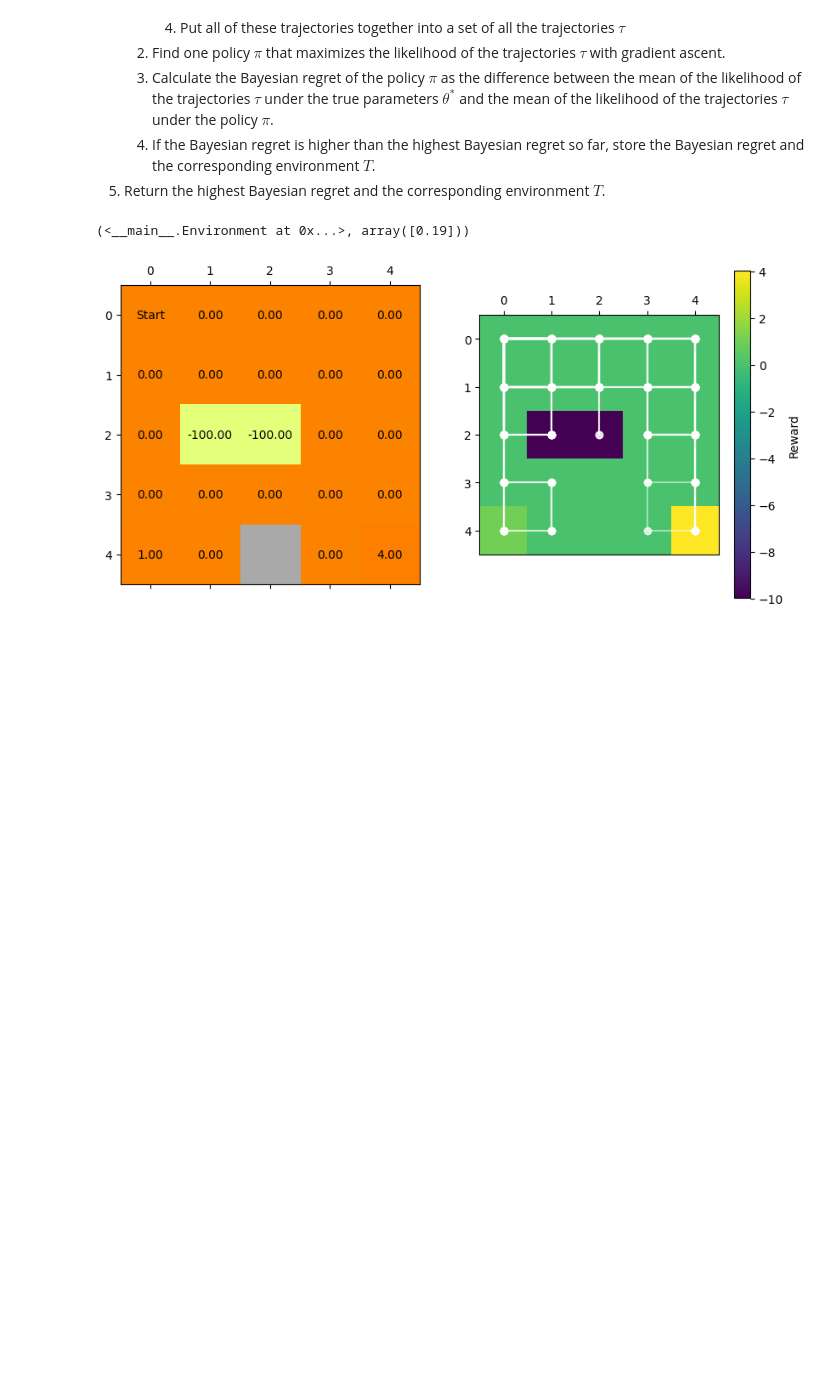
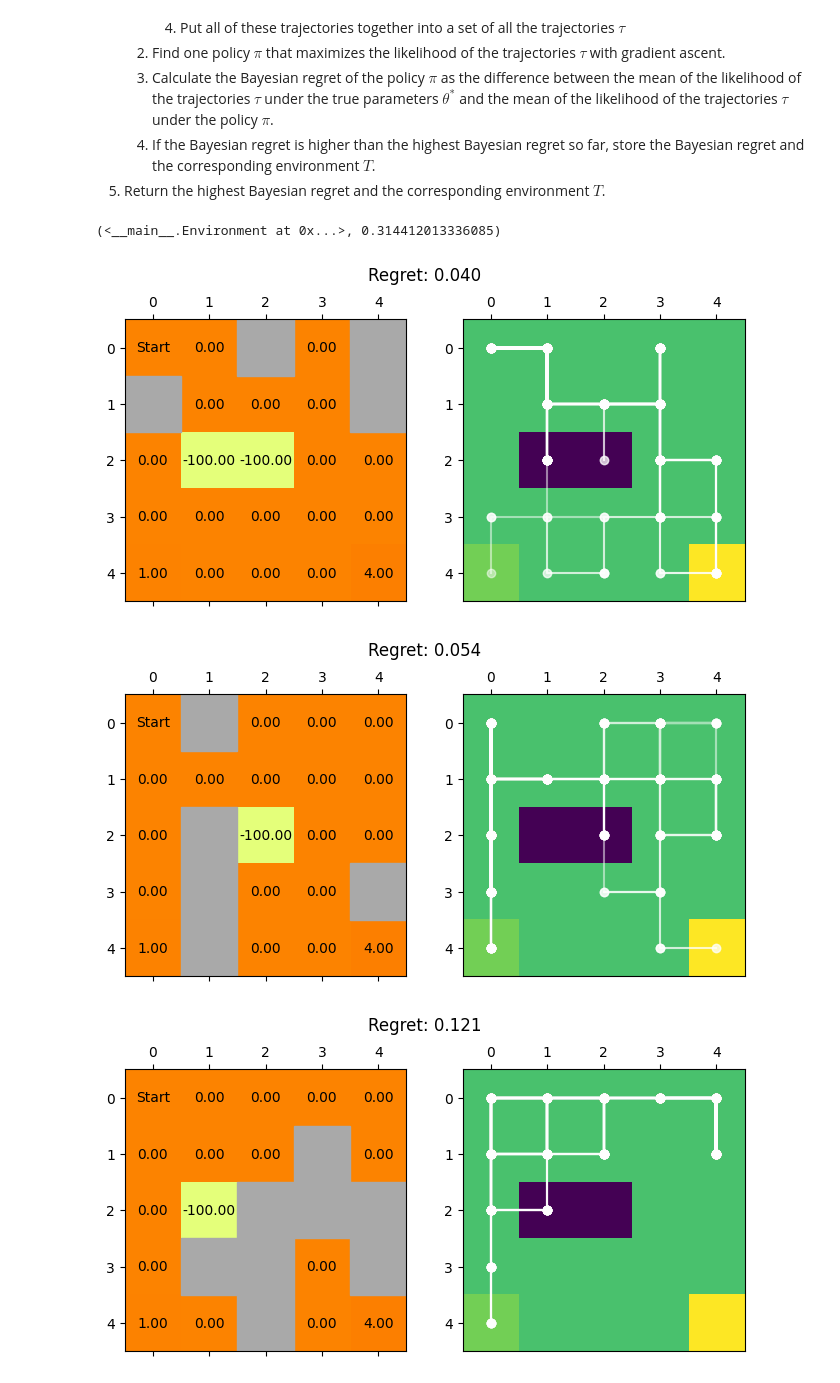
Before and after one commit to ankile/irl-environment-design, a Jupyter notebook: 03_la_value_iteration.ipynb, the cells around one changed output. Cells and saved outputs as stored; diff of their text form; code cells hidden in the pictures; blank space fills up the shorter version.

```diff
--- a/03_la_value_iteration.ipynb
+++ b/03_la_value_iteration.ipynb
@@ -591,6 +591,9 @@ def insert_walls_into_transition_matrix(T, n_walls, start_state=0):
             # Zero out all transitions leading into the wall state.
             T[:, a, s] = 0
 
+            # Zero out all transitions leading out of the wall state.
+            T[s, a, :] = 0
+
     # After modifying the transition probabilities, we need to re-normalize the transition
     # probabilities for each state and action to ensure they still sum to 1.
     for s in range(n_states):
@@ -760,7 +763,7 @@ R[2, 2] = -100
 R = R.flatten()
 
 # Create the true transition matrix
-T_true = transition_matrix(N, M, p=0.9, R=R)
+T_true = transition_matrix(N, M, p=0.95, R=R)
 absorbing_states = np.where(R != 0)[0]  # Absorbing states
 
 # 1. Initialize storage
@@ -824,7 +827,7 @@ for candidate_env in pbar:
     all_likelihoods = np.array([likelihoods, most_likely_likelihoods]).T
     all_likelihoods = np.exp(all_likelihoods)
 
-    regret = -np.diff((all_likelihoods).mean(axis=0), axis=0)
+    regret = -np.diff((all_likelihoods).mean(axis=0), axis=0).item()
 
     # 4.4 If the regret is higher than the highest regret so far, store the env and policy
     if regret > highest_regret:
@@ -833,17 +836,30 @@ for candidate_env in pbar:
         pbar.set_postfix({"highest_regret": highest_regret})
 
     candidate_env.trajectories = trajectories
+    candidate_env.regret = regret
 
 # 5. Return the env and policy with the highest regret
 next_env, highest_regret
 # %% [output]
-(<__main__.Environment at 0x...>, array([0.19]))
+(<__main__.Environment at 0x...>, 0.314412013336085)
 # %%
-fig, (ax1, ax2) = plt.subplots(1, 2, figsize=(10, 5))
-# Show the chosen environment
-plot_environment(R.reshape(N, M), next_env.wall_states, ax=ax1)
+# Plot all the envs with their regrets
+for env in sorted(candidate_envs, key=lambda x: x.regret, reverse=False):
+    fig, (ax1, ax2) = plt.subplots(1, 2, figsize=(8, 4))
+    plot_environment(
+        R.reshape(N, M),
+        env.wall_states,
+        ax=ax1,
+    )
 
-# Show the trajectories
-plot_trajectories(N, M, next_env.trajectories, R, ax=ax2)
+    # Show the trajectories
+    plot_trajectories(N, M, env.trajectories, R, ax=ax2)
+
+    # Remove the colorbar from the second plot
+    ax2.get_images()[0].colorbar.remove()
+
+    fig.suptitle(f"Regret: {env.regret:.3f}")
 # %% [output]
-[figure, old version]
+[figure, new version]
+[figure, added]
+[figure, added]
```
Also changed, not shown: parts of 8 cells of this notebook.
